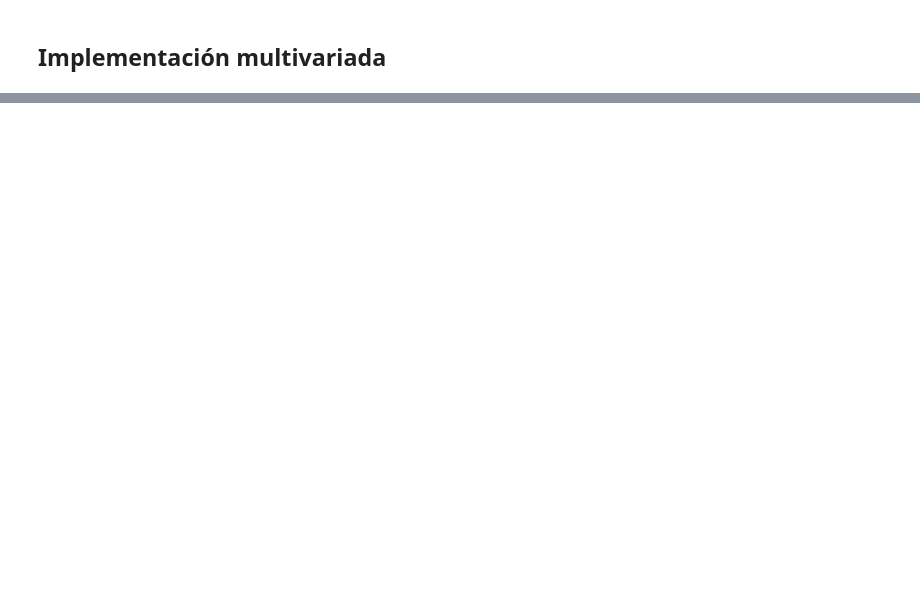
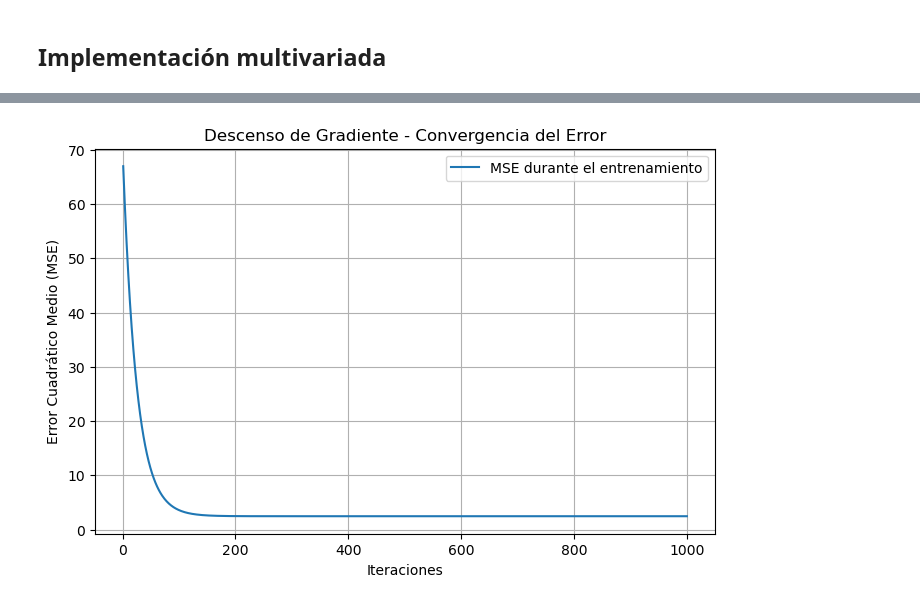
Before and after one commit to nasaul/mineria_datos_itam, a Jupyter notebook: notebooks/regresion_lineal_alumnos.ipynb, the cells around one changed output, grey strips where cells are left out. Saved outputs shown, nothing was run; the diff lists cells and outputs as text; code cells hidden in the pictures; blank space fills up the shorter version.

```diff
--- a/notebooks/regresion_lineal_alumnos.ipynb
+++ b/notebooks/regresion_lineal_alumnos.ipynb
@@ -165,9 +173,9 @@ def descenso_gradiente_multivariado(datos: pd.DataFrame, learning_rate: float, i
             - Una lista con el historial del Error Cuadrático Medio (MSE) en cada iteración.
     """
     # 1. Preparar los datos
-    X = ...  # Matriz de características
+    X = datos.drop(columns=['y']).values  # Matriz de características
     y = datos['y'].values              # Vector de la variable objetivo
-    n_muestras, n_caracteristicas = ...
+    n_muestras, n_caracteristicas = X.shape
 
     # 2. Inicializar parámetros
     coeficientes = np.zeros(n_caracteristicas)
@@ -178,21 +186,21 @@ def descenso_gradiente_multivariado(datos: pd.DataFrame, learning_rate: float, i
     for i in range(iteraciones):
         # Calcular las predicciones (producto punto de X y coeficientes)
         # Ecuación: y_pred = (X • coeficientes) + intercepto
-        y_pred = ...
+        y_pred = X @ coeficientes + intercepto
 
         # Calcular el Error Cuadrático Medio (MSE) y guardarlo
-        error = ...
+        error = sum((datos['y']-y_pred)**2)/n_muestras
         historial_error.append(error)
 
         # Calcular los gradientes (derivadas parciales)
         # El gradiente es la dirección de máximo ascenso del error.
         # Lo calculamos de forma vectorizada para eficiencia.
-        D_coeficientes = ...
-        D_intercepto = ...
+        D_coeficientes = -2*(X.T @ (datos['y']-y_pred))/num_muestras
+        D_intercepto = -2*sum(datos['y']-y_pred)/num_muestras
 
         # 4. Actualizar los parámetros (moverse en dirección opuesta al gradiente)
-        coeficientes = ...
-        intercepto = ...
+        coeficientes = coeficientes - learning_rate*D_coeficientes
+        intercepto = intercepto - learning_rate*D_intercepto
 
     return coeficientes, intercepto, historial_error
 # %%
@@ -233,0 +248,11 @@ for i in range(num_caracteristicas):
+# %%
+plt.figure(figsize=(8,5))
+plt.plot(range(1, iteraciones+1), error_hist, label="MSE durante el entrenamiento")
+plt.xlabel("Iteraciones")
+plt.ylabel("Error Cuadrático Medio (MSE)")
+plt.title("Descenso de Gradiente - Convergencia del Error")
+plt.legend()
+plt.grid(True)
+plt.show()
+# %% [output]
+[figure, added]
```
Also changed, not shown: parts of 4 cells of this notebook.
